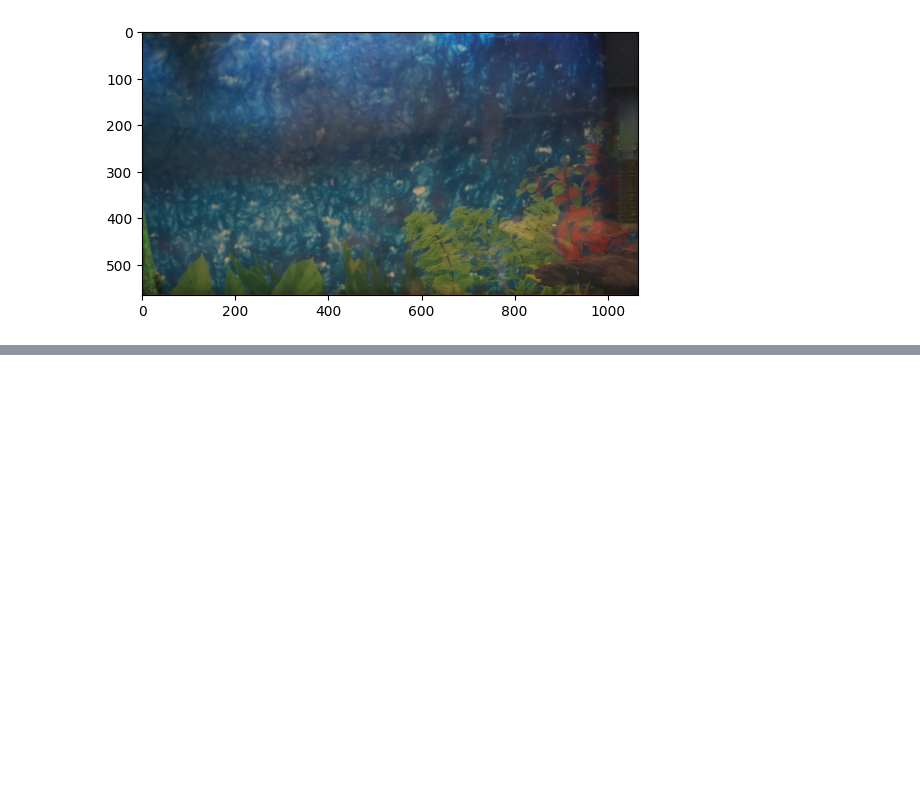
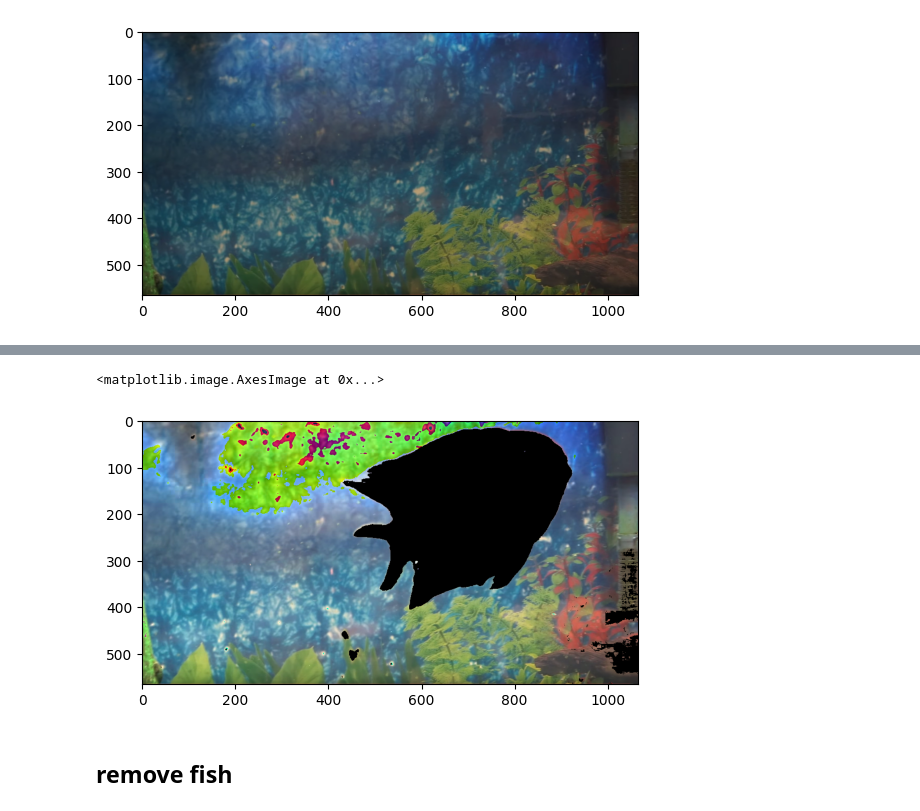
Before and after one commit to ramajaradat/image-preprocessing, a Jupyter notebook: Fisrt_img_process/Lec#3.ipynb, the cells around one changed output, grey strips where cells are left out. Cells and saved outputs as stored; diff of their text form; code cells hidden in the pictures; blank space fills up the shorter version.

```diff
--- a/Fisrt_img_process/Lec#3.ipynb
+++ b/Fisrt_img_process/Lec#3.ipynb
@@ -29,0 +71,7 @@ plt.imshow(fish_hsv[:,:,::-1])
+# %%
+plt.imshow(no_fish[:,:,::-1])
+# %% [output]
+<matplotlib.image.AxesImage at 0x...>
+[figure, added]
+# %% [markdown]
+## remove fish
```
Also changed, not shown: parts of 10 cells of this notebook, 1 other file.
